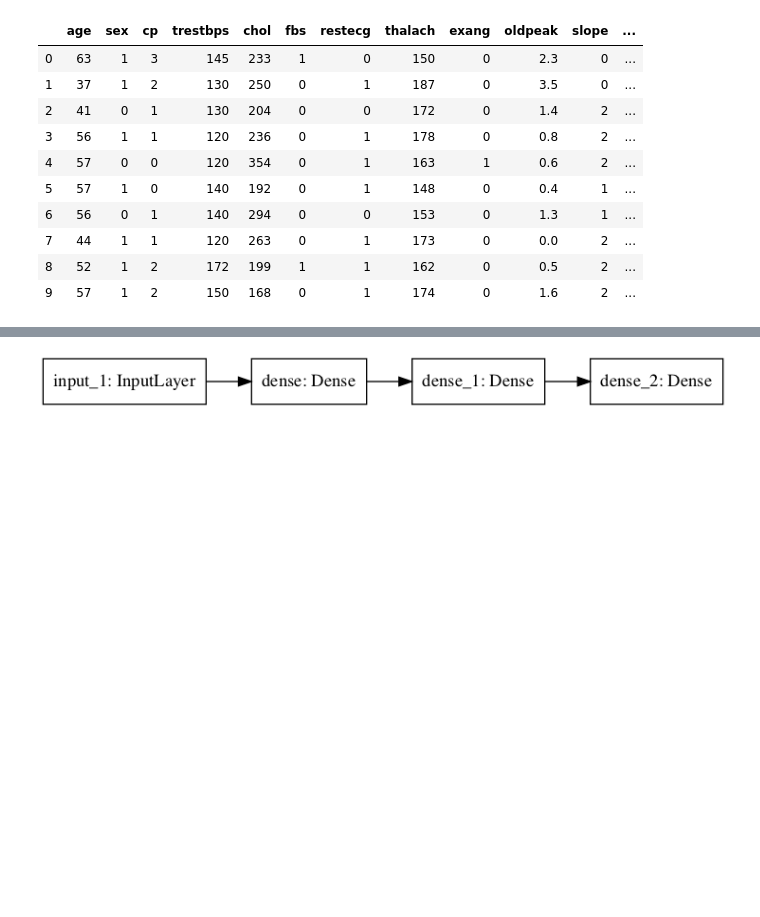
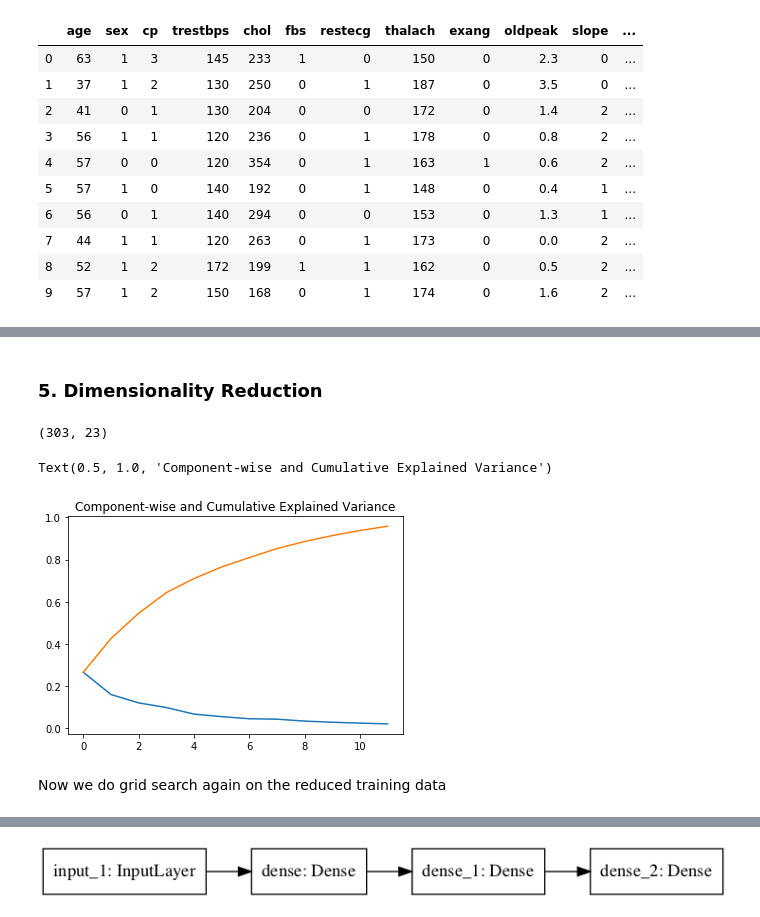
Before and after one commit to WilliamStanford/bmme_480_Stanford, a Jupyter notebook: Class Presentation/Class_Presentation_Part_2_kierski_final.ipynb, the cells around one changed output, grey strips where cells are left out. Drawn from its saved outputs; the diff is of its cells as text; code cells hidden in the pictures; blank space fills up the shorter version.

```diff
--- a/Class Presentation/Class_Presentation_Part_2_kierski_final.ipynb
+++ b/Class Presentation/Class_Presentation_Part_2_kierski_final.ipynb
@@ -769,0 +786,19 @@ plt.show()
+# %% [markdown]
+### 5. Dimensionality Reduction
+# %%
+x.shape
+# %% [output]
+(303, 23)
+# %%
+from sklearn.decomposition import PCA
+pca = PCA(n_components=12)
+X_reduced = pca.fit_transform(x)
+# %%
+plt.plot(range(12), pca.explained_variance_ratio_)
+plt.plot(range(12), np.cumsum(pca.explained_variance_ratio_))
+plt.title("Component-wise and Cumulative Explained Variance")
+# %% [output]
+Text(0.5, 1.0, 'Component-wise and Cumulative Explained Variance')
+[figure, added]
+# %% [markdown]
+Now we do grid search again on the reduced training data
```
Also changed, not shown: parts of 53 cells of this notebook.
